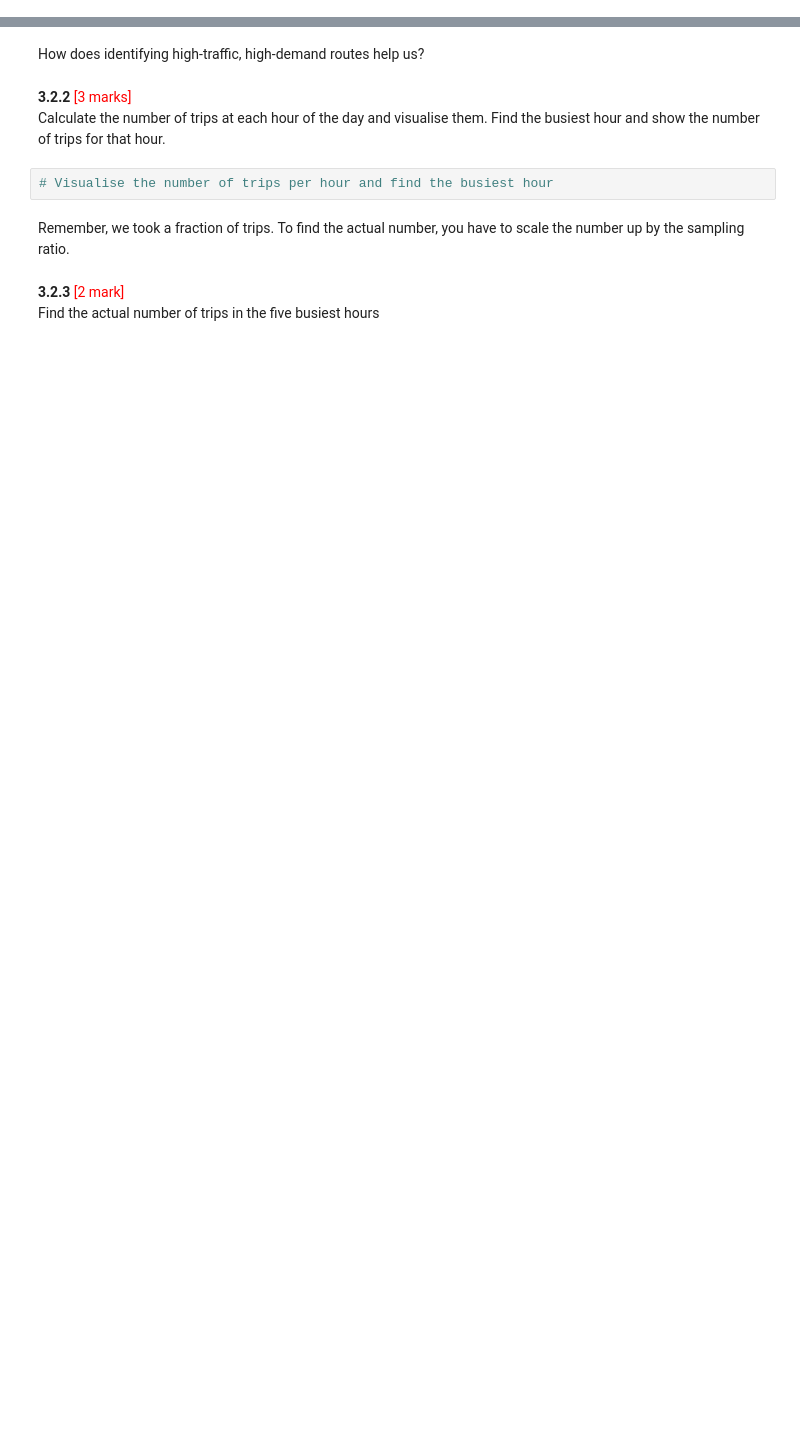
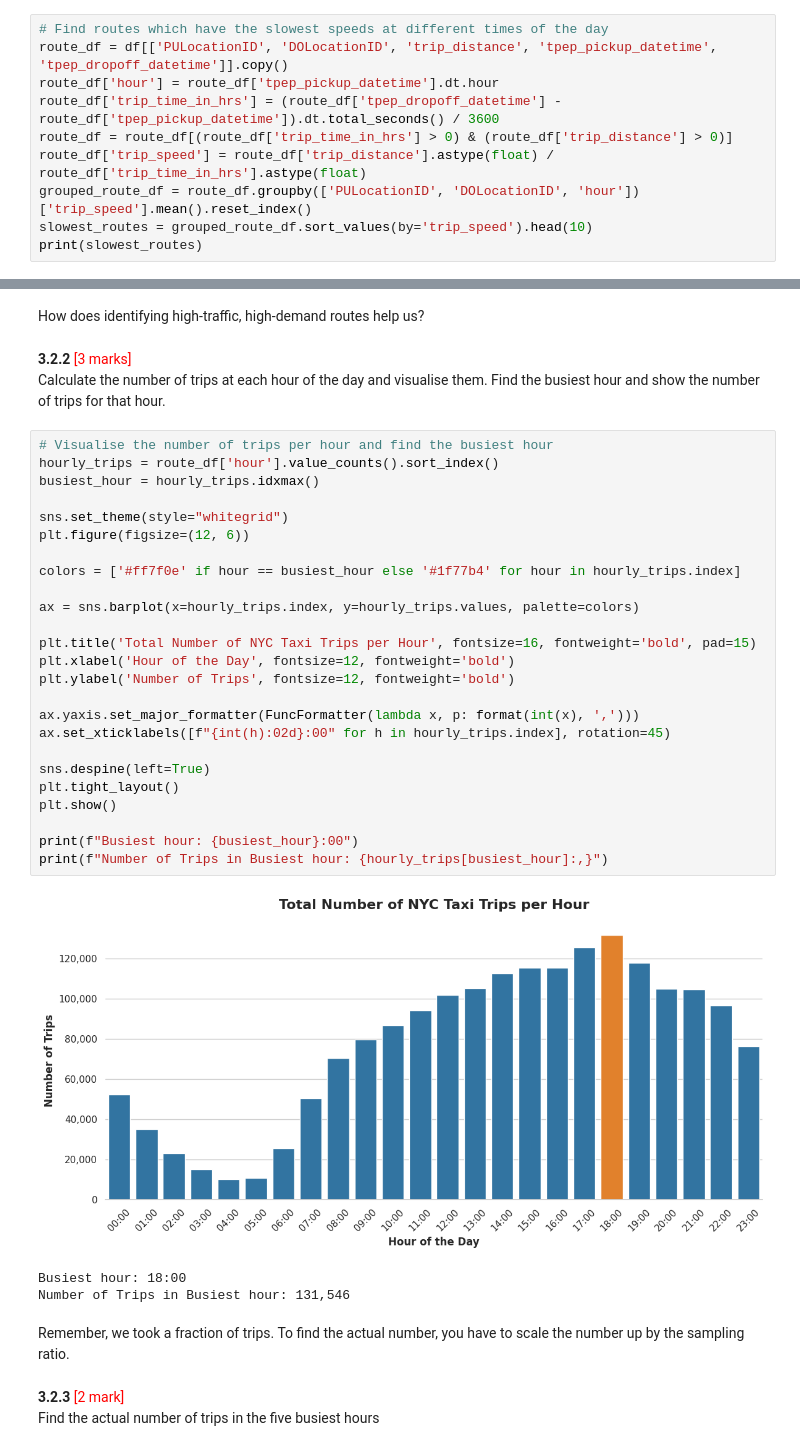
Before and after one commit to Nitinda97/EDA-on-NYC-Taxi, a Jupyter notebook: EDA_Assg_NYC_Taxi_Nitin_Khare.ipynb, the cells around one changed output, grey strips where cells are left out. Drawn from its saved outputs; the diff is of its cells as text; blank space fills up the shorter version.

```diff
--- a/EDA_Assg_NYC_Taxi_Nitin_Khare.ipynb
+++ b/EDA_Assg_NYC_Taxi_Nitin_Khare.ipynb
@@ -1365,0 +1367,10 @@ Speed on a route *X* for hour *Y* = (*distance of the route X / average trip dur
+# %%
+# Find routes which have the slowest speeds at different times of the day
+route_df = df[['PULocationID', 'DOLocationID', 'trip_distance', 'tpep_pickup_datetime', 'tpep_dropoff_datetime']].copy()
+route_df['hour'] = route_df['tpep_pickup_datetime'].dt.hour
+route_df['trip_time_in_hrs'] = (route_df['tpep_dropoff_datetime'] - route_df['tpep_pickup_datetime']).dt.total_seconds() / 3600
+route_df = route_df[(route_df['trip_time_in_hrs'] > 0) & (route_df['trip_distance'] > 0)]
+route_df['trip_speed'] = route_df['trip_distance'].astype(float) / route_df['trip_time_in_hrs'].astype(float)
+grouped_route_df = route_df.groupby(['PULocationID', 'DOLocationID', 'hour'])['trip_speed'].mean().reset_index()
+slowest_routes = grouped_route_df.sort_values(by='trip_speed').head(10)
+print(slowest_routes)
@@ -1368,8 +1391,35 @@ How does identifying high-traffic, high-demand routes help us?
 # %% [markdown]
 **3.2.2** <font color = red>[3 marks]</font> <br>
 Calculate the number of trips at each hour of the day and visualise them. Find the busiest hour and show the number of trips for that hour.
-# %%
-# Visualise the number of trips per hour and find the busiest hour
+# %%
+# Visualise the number of trips per hour and find the busiest hour
+hourly_trips = route_df['hour'].value_counts().sort_index()
+busiest_hour = hourly_trips.idxmax()
+
+sns.set_theme(style="whitegrid")
+plt.figure(figsize=(12, 6))
+
+colors = ['#ff7f0e' if hour == busiest_hour else '#1f77b4' for hour in hourly_trips.index]
+
+ax = sns.barplot(x=hourly_trips.index, y=hourly_trips.values, palette=colors)
+
+plt.title('Total Number of NYC Taxi Trips per Hour', fontsize=16, fontweight='bold', pad=15)
+plt.xlabel('Hour of the Day', fontsize=12, fontweight='bold')
+plt.ylabel('Number of Trips', fontsize=12, fontweight='bold')
+
+ax.yaxis.set_major_formatter(FuncFormatter(lambda x, p: format(int(x), ',')))
+ax.set_xticklabels([f"{int(h):02d}:00" for h in hourly_trips.index], rotation=45)
+
+sns.despine(left=True)
+plt.tight_layout()
+plt.show()
+
+print(f"Busiest hour: {busiest_hour}:00")
+print(f"Number of Trips in Busiest hour: {hourly_trips[busiest_hour]:,}")
+# %% [output]
+[figure, added]
+Busiest hour: 18:00
+Number of Trips in Busiest hour: 131,546
 # %% [markdown]
 Remember, we took a fraction of trips. To find the actual number, you have to scale the number up by the sampling ratio.
 # %% [markdown]
```
Also changed, not shown: parts of 52 cells of this notebook.
